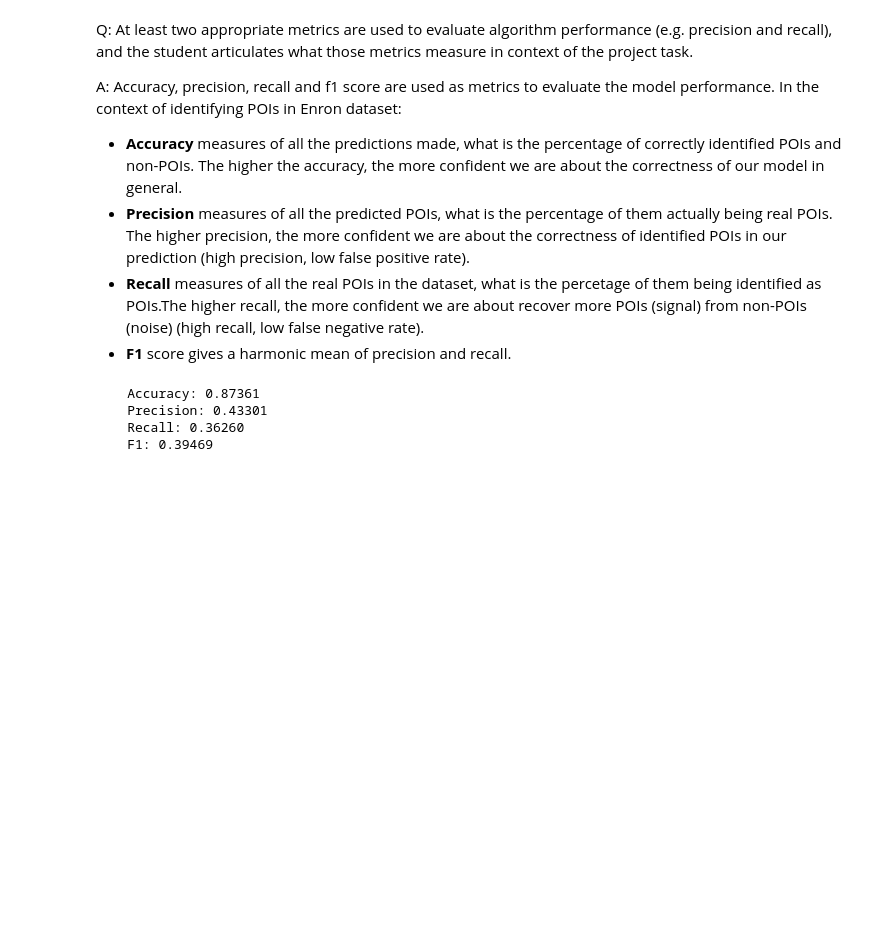
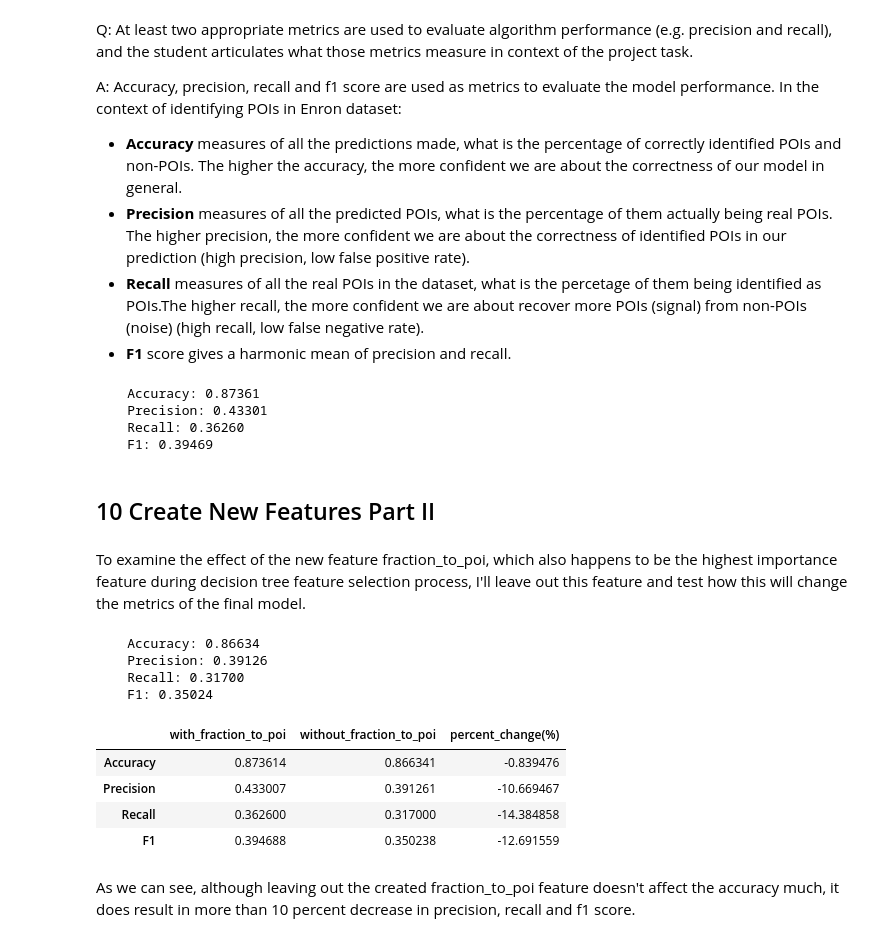
Before and after one commit to Zhenmao/udacity-dand-p5-identify-fraud-from-enron-email, a Jupyter notebook: udacity-dand-p5-identify-fraud-from-enron-email.ipynb, the cells around one changed output. Cells and saved outputs as stored; diff of their text form; code cells hidden in the pictures; blank space fills up the shorter version.

Commit message:
feat: Add create new features part II

```diff
--- a/udacity-dand-p5-identify-fraud-from-enron-email.ipynb
+++ b/udacity-dand-p5-identify-fraud-from-enron-email.ipynb
@@ -656,3 +656,33 @@ display_metrics(*scores)
     Precision: 0.43301
     Recall: 0.36260
     F1: 0.39469
+# %% [markdown]
+## 10 Create New Features Part II
+# %% [markdown]
+To examine the effect of the new feature fraction_to_poi, which also happens to be the highest importance feature during decision tree feature selection process, I'll leave out this feature and test how this will change the metrics of the final model.
+# %%
+# Leave out froaction_to_poi feature from the final model
+features_DecisionTree_7 = features_decicionTree_all[1:8]
+scores_without_fraction_to_poi = metrics_scores(features[features_DecisionTree_7], labels, sss, clf)
+display_metrics(*scores_without_fraction_to_poi)
+# %% [output]
+    Accuracy: 0.86634
+    Precision: 0.39126
+    Recall: 0.31700
+    F1: 0.35024
+# %%
+scores_fraction_to_poi = dict(with_fraction_to_poi = scores[:-1],
+                              without_fraction_to_poi = scores_without_fraction_to_poi[:-1])
+df_scores = pd.DataFrame(scores_fraction_to_poi,
+                         index = ['Accuracy', 'Precision', 'Recall', 'F1'])
+df_scores['percent_change(%)'] = (df_scores.without_fraction_to_poi - df_scores.with_fraction_to_poi) / \
+                            df_scores.without_fraction_to_poi * 100
+df_scores
+# %% [output]
+|  | with_fraction_to_poi | without_fraction_to_poi | percent_change(%) |
+| Accuracy | 0.873614 | 0.866341 | -0.839476 |
+| Precision | 0.433007 | 0.391261 | -10.669467 |
+| Recall | 0.362600 | 0.317000 | -14.384858 |
+| F1 | 0.394688 | 0.350238 | -12.691559 |
+# %% [markdown]
+As we can see, although leaving out the created fraction_to_poi feature doesn't affect the accuracy much, it does result in more than 10 percent decrease in precision, recall and f1 score.
```
